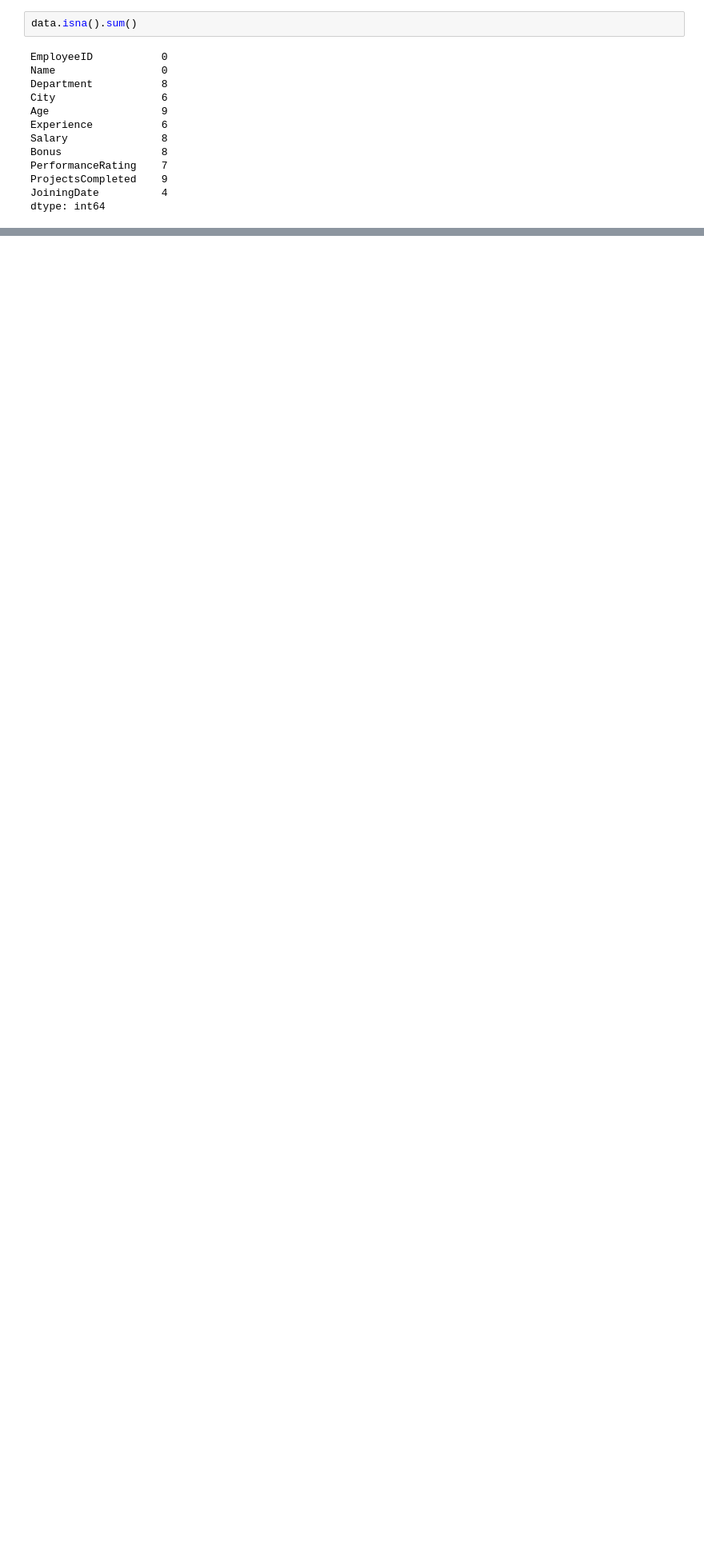
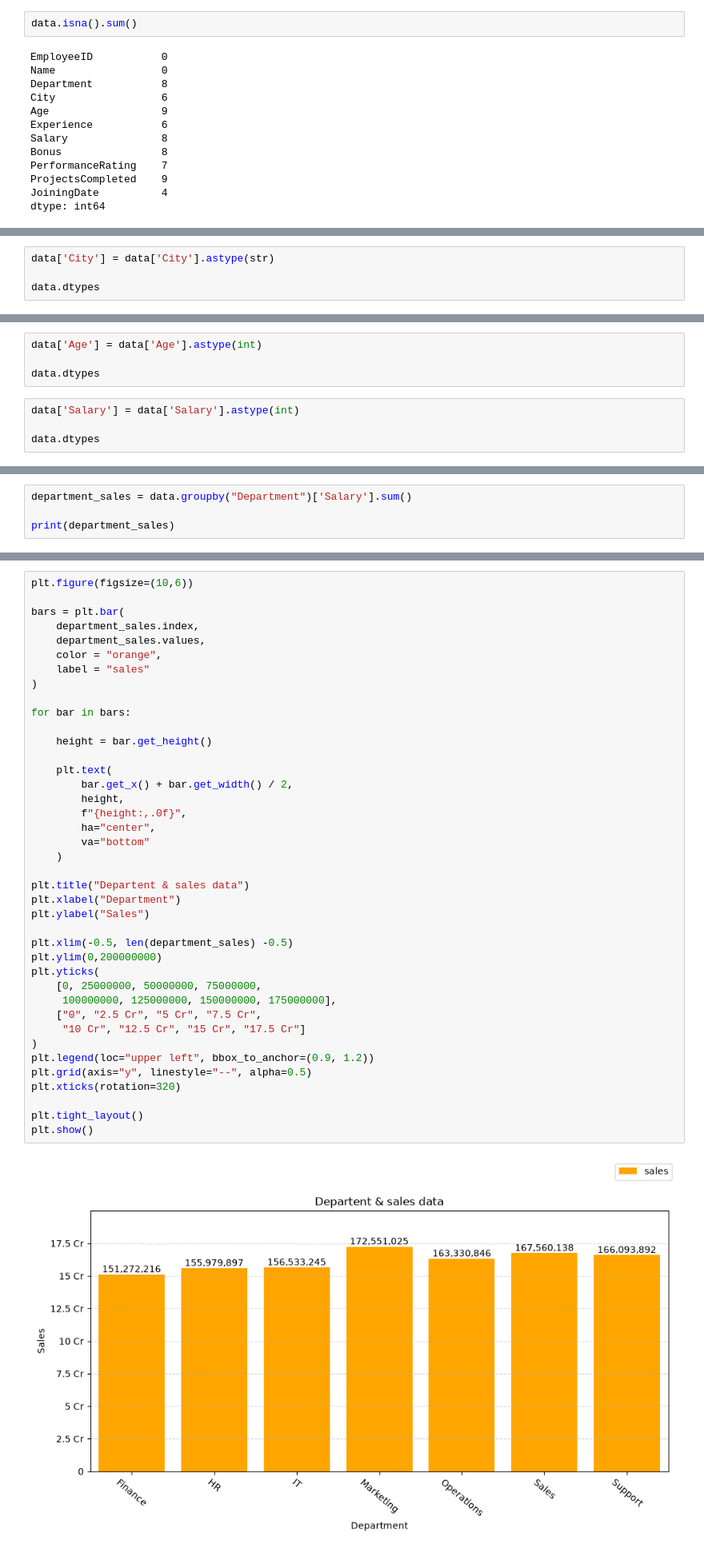
Before and after one commit to anghanshrey/Other, a Jupyter notebook: numpy_preacties/numpy.ipynb, the cells around one changed output, grey strips where cells are left out. Shown at 80% size. Cells and saved outputs as stored; diff of their text form; blank space fills up the shorter version.

```diff
--- a/numpy_preacties/numpy.ipynb
+++ b/numpy_preacties/numpy.ipynb
@@ -233,0 +340,4 @@ mean_value = ["Age", "Bonus", "projectsCompleted", "Projects"]
+# %%
+data['City'] = data['City'].astype(str)
+
+data.dtypes
@@ -233,0 +363,8 @@ mean_value = ["Age", "Bonus", "projectsCompleted", "Projects"]
+# %%
+data['Age'] = data['Age'].astype(int)
+
+data.dtypes
+# %%
+data['Salary'] = data['Salary'].astype(int)
+
+data.dtypes
@@ -233,0 +395,4 @@ mean_value = ["Age", "Bonus", "projectsCompleted", "Projects"]
+# %%
+department_sales = data.groupby("Department")['Salary'].sum()
+
+print(department_sales)
@@ -233,0 +409,42 @@ mean_value = ["Age", "Bonus", "projectsCompleted", "Projects"]
+# %%
+plt.figure(figsize=(10,6))
+
+bars = plt.bar(
+    department_sales.index,
+    department_sales.values,
+    color = "orange",
+    label = "sales"
+)
+
+for bar in bars:
+
+    height = bar.get_height()
+
+    plt.text(
+        bar.get_x() + bar.get_width() / 2,
+        height,
+        f"{height:,.0f}",
+        ha="center",
+        va="bottom"
+    )
+
+plt.title("Departent & sales data")
+plt.xlabel("Department")
+plt.ylabel("Sales")
+
+plt.xlim(-0.5, len(department_sales) -0.5)
+plt.ylim(0,200000000)
+plt.yticks(
+    [0, 25000000, 50000000, 75000000,
+     100000000, 125000000, 150000000, 175000000],
+    ["0", "2.5 Cr", "5 Cr", "7.5 Cr",
+     "10 Cr", "12.5 Cr", "15 Cr", "17.5 Cr"]
+)
+plt.legend(loc="upper left", bbox_to_anchor=(0.9, 1.2))
+plt.grid(axis="y", linestyle="--", alpha=0.5)
+plt.xticks(rotation=320)
+
+plt.tight_layout()
+plt.show()
+# %% [output]
+[figure, added]
```
Also changed, not shown: parts of 17 cells of this notebook, 1 other file.
